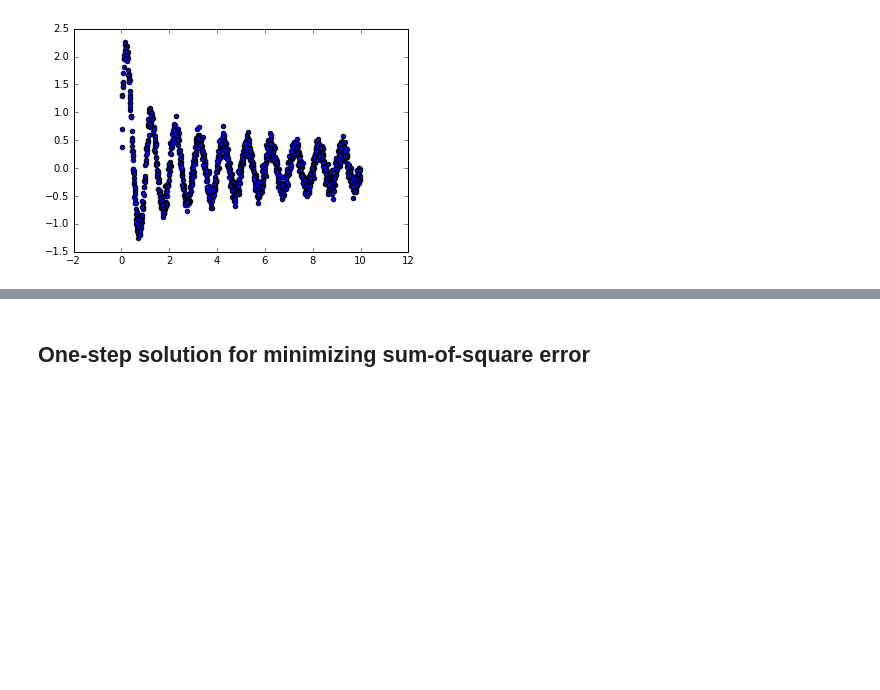
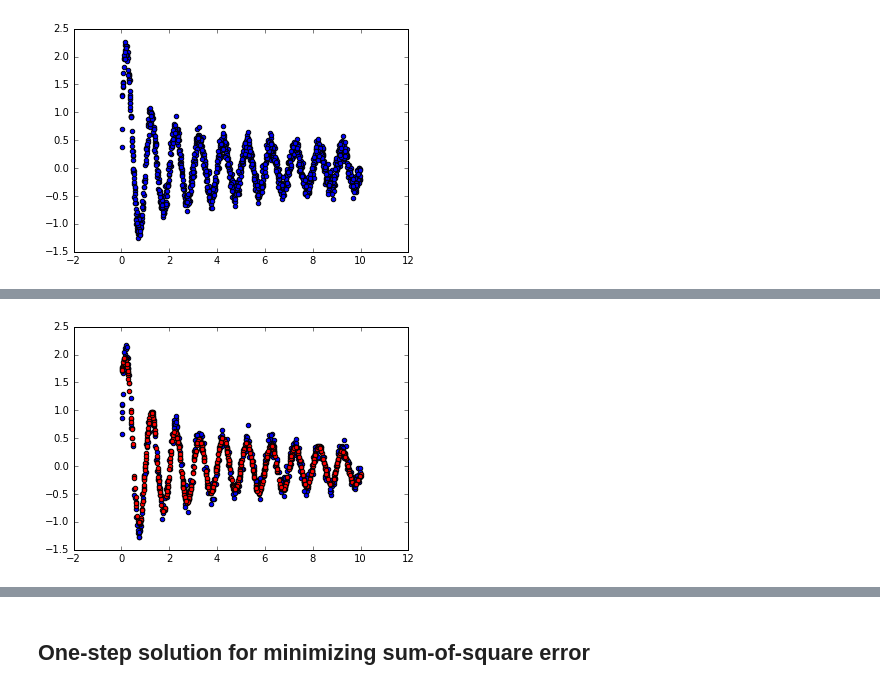
Before and after one commit to luym11/CS340, a Jupyter notebook: Homework1/HW1_Regression.ipynb, the cells around one changed output, grey strips where cells are left out. Saved outputs shown, nothing was run; the diff lists cells and outputs as text; code cells hidden in the pictures; blank space fills up the shorter version.

```diff
--- a/Homework1/HW1_Regression.ipynb
+++ b/Homework1/HW1_Regression.ipynb
@@ -73,3 +110,34 @@ def batch_gradient_descent(X, t, w0, alpha, Accuracy):
         errors.append(error)
         old_error = error
     return w, errors
+# %%
+def SGD_gradient_descent(X, t, w0, alpha, Accuracy):
+    diff = 1
+    old_error = 1
+    errors = []
+    w = w0.copy()
+    n_iter = 0
+    M_test = len(X)
+    while old_error > Accuracy and n_iter < 10000:
+        n_iter = n_iter + 1
+        E_array = np.zeros((M_test, 1))
+        # update w
+        r = random.randrange(0, M_test)
+        for i in range(N):
+            sum_u = 0
+            #for j in range(M_test):
+                #sum_u = sum_u + (y_i(X[j], w)-t[j])*phi_j(X[j], i)
+            sum_u = (y_i(X[r], w)-t[r])*phi_j(X[r], i)
+            #w[i] = w[i]- alpha*sum_u/M_test
+            w[i] = w[i]- alpha*sum_u
+            #print '%d iteration w[%d] = %6.2f' %(n_iter,i,w[i])
+        #print '%d iteration finished' %n_iter
+        for j in range(M_test):
+            E_array[j] = y_i(X[j], w)-t[j]
+        error = LA.norm(E_array, 2)**2
+        diff = np.absolute(old_error-error)
+        if n_iter%1000 == 0:
+            print error
+        errors.append(error)
+        old_error = error
+    return w, errors
@@ -96,0 +246,11 @@ w, errors = batch_gradient_descent(xTrain, tTrain, w0, 10, 0.0001)
+# %%
+tPredit = []
+sizeTest = len(tTest)
+for i in range(sizeTest):
+    tP = y_i(xTest[i], w_sgd)
+    tPredit.append(tP)
+plt.scatter(xTest, tTest)
+plt.scatter(xTest, tPredit, c='red')
+plt.show()
+# %% [output]
+[figure, added]
```
Also changed, not shown: parts of 38 cells of this notebook.
